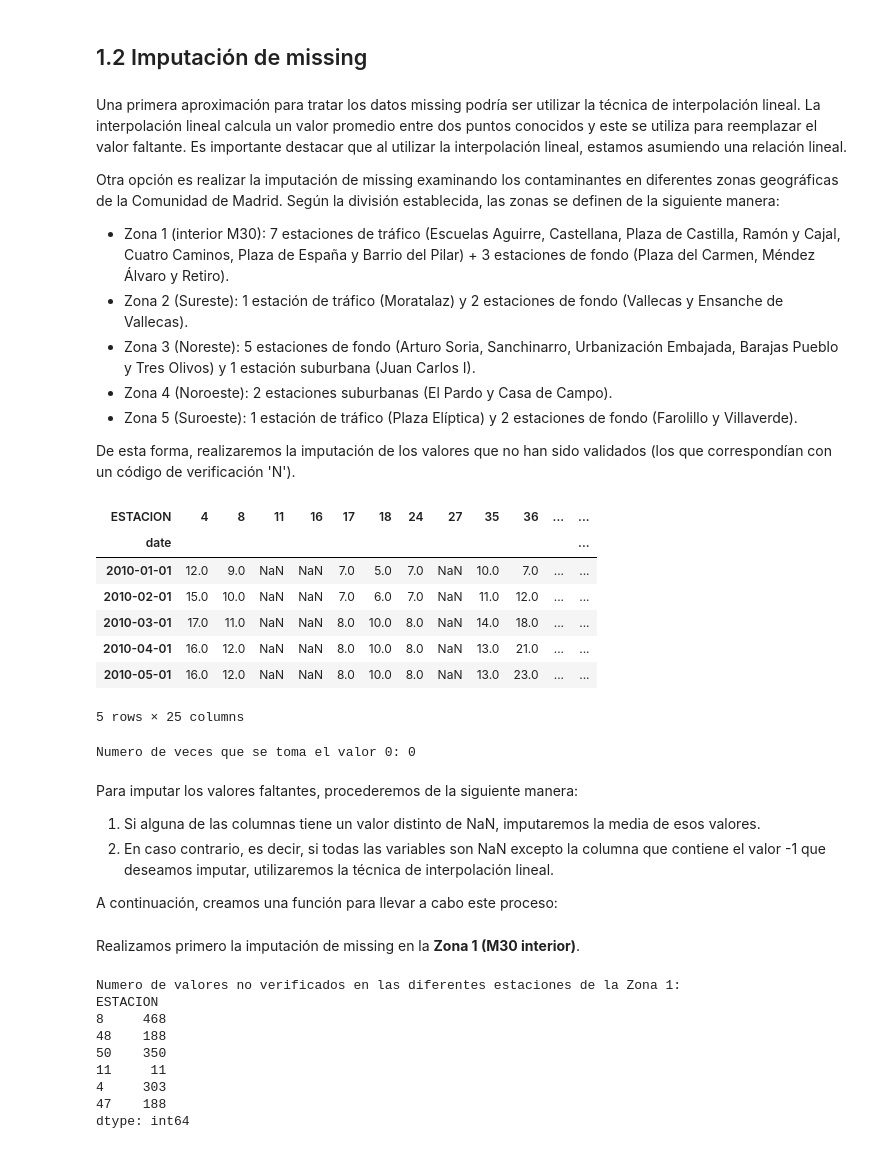
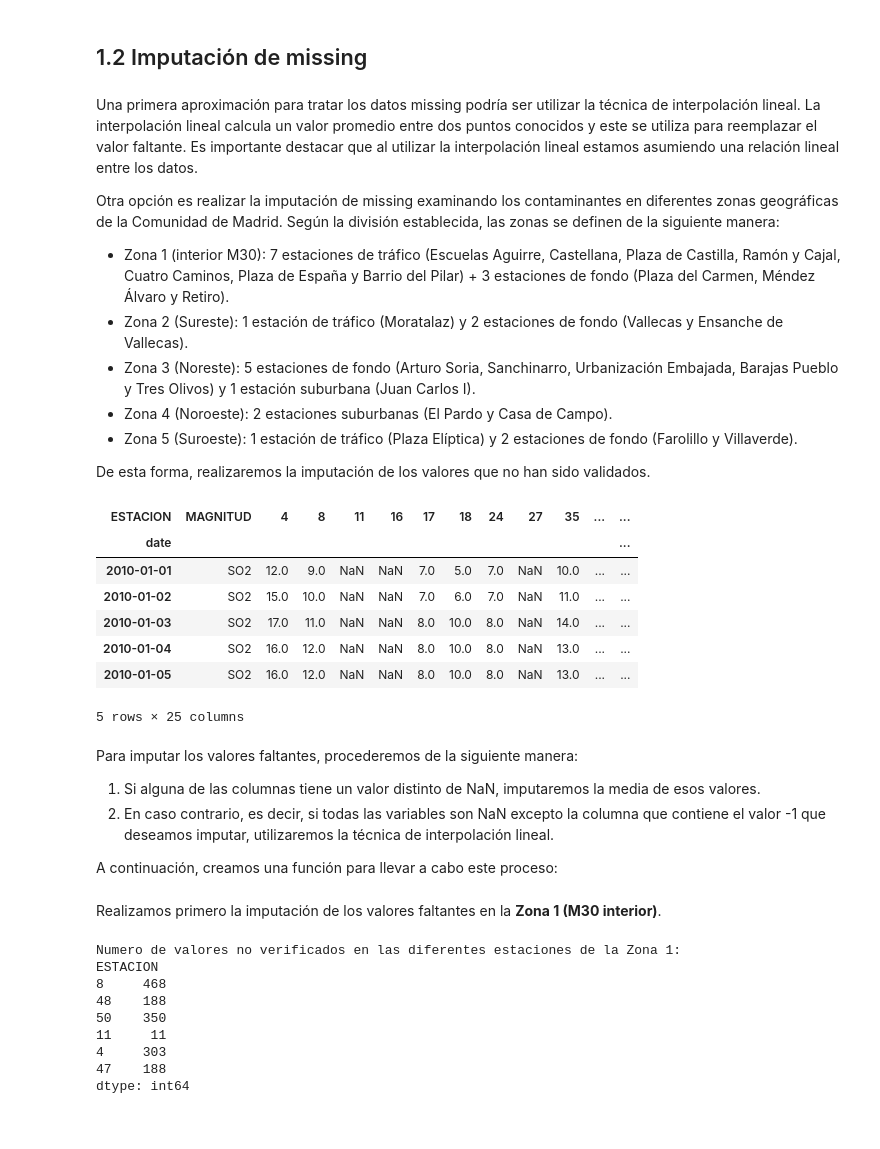
Before and after one commit to sofiamacein/TFG-Calidad-Aire-Madrid, a Jupyter notebook: TFG. CALIDAD AIRE MADRID_EDA.ipynb, the cells around one changed output. Drawn from its saved outputs; the diff is of its cells as text; code cells hidden in the pictures.

```diff
--- a/TFG. CALIDAD AIRE MADRID_EDA.ipynb
+++ b/TFG. CALIDAD AIRE MADRID_EDA.ipynb
@@ -52,7 +50,7 @@ warnings.filterwarnings('ignore')
 En primer lugar, procedemos a abrir el fichero que contiene los datos y analizamos su dimensión y estructura.
 # %%
 # Importacion de datos
-df = pd.read_csv("datos_total.csv", delimiter = ",")
+df = pd.read_csv("./Datos/datos_total.csv", delimiter = ",")
 df_original = df.copy()
 
 df.head(5)
@@ -167,7 +166,7 @@ df = df.dropna(subset=['date'])
 df = df[['ESTACION', 'MAGNITUD', 'PUNTO_MUESTREO', 'ANO', 'MES', 'DIA', 'date', 'VALOR', 'VV']]
 
 # Reordenacion de los registros por fecha
-df = df.sort_values(['ESTACION','MAGNITUD','date'])
+df = df.sort_values(['ESTACION','MAGNITUD','ANO','MES'])
 # %% [markdown]
 En segundo lugar, vamos a asignar el valor $-1$ a los datos no verificados para poder llevar a cabo una imputación de dichos valores. De esta manera, en análisis posteriores, podremos diferenciar los datos no verificados de aquellos que no están registrados.
 # %%
@@ -200,7 +199,7 @@ Numero de registros duplicados: 0
 # %% [markdown]
 ## 1.2 Imputación de missing
 # %% [markdown]
-Una primera aproximación para tratar los datos missing podría ser utilizar la técnica de interpolación lineal. La interpolación lineal calcula un valor promedio entre dos puntos conocidos y este se utiliza para reemplazar el valor faltante. Es importante destacar que al utilizar la interpolación lineal, estamos asumiendo una relación lineal.
+Una primera aproximación para tratar los datos missing podría ser utilizar la técnica de interpolación lineal. La interpolación lineal calcula un valor promedio entre dos puntos conocidos y este se utiliza para reemplazar el valor faltante. Es importante destacar que al utilizar la interpolación lineal estamos asumiendo una relación lineal entre los datos.
 
 Otra opción es realizar la imputación de missing examinando los contaminantes en diferentes zonas geográficas de la Comunidad de Madrid. Según la división establecida, las zonas se definen de la siguiente manera:
 
@@ -210,43 +209,44 @@ Otra opción es realizar la imputación de missing examinando los contaminantes
 * Zona 4 (Noroeste): 2 estaciones suburbanas (El Pardo y Casa de Campo).
 * Zona 5 (Suroeste): 1 estación de tráfico (Plaza Elíptica) y 2 estaciones de fondo (Farolillo y Villaverde).
 
-De esta forma, realizaremos la imputación de los valores que no han sido validados (los que correspondían con un código de verificación 'N').
+De esta forma, realizaremos la imputación de los valores que no han sido validados.
 # %%
 # Dataframe con todas las zonas
-df_zonas = df.pivot_table(index=['MAGNITUD','date'], columns='ESTACION', values='VALOR')
-df_zonas = df_zonas.reset_index(drop=True)
-df_zonas['date'] = df['date']
-df_zonas['MAGNITUD'] = df['MAGNITUD']
+df_zonas = df.pivot_table(index=['MAGNITUD','ANO', 'MES', 'DIA', 'date'], columns='ESTACION', values='VALOR')
+df_zonas = df_zonas.reset_index()
+df_zonas.drop(['ANO','MES','DIA'],axis=1, inplace=True)
 df_zonas = df_zonas.set_index('date')
 
 # Renombrar columnas
 cols = df_zonas.columns
 nombres = {col: str(col) for col in cols}
 df_zonas = df_zonas.rename(columns=nombres)
 
+# Renombrar magnitudes
+nombres_magnitudes = {1: 'SO2', 8: 'NO2', 9: 'PM2.5', 10: 'PM10', 14: 'O3'}
+df_zonas['MAGNITUD'] = df_zonas['MAGNITUD'].map(nombres_magnitudes)
+
 # Visualizacion
 df_zonas.head(5)
 # %% [output]
-| ESTACION | 4 | 8 | 11 | 16 | 17 | 18 | 24 | 27 | 35 | 36 | ... | ... |
+| ESTACION | MAGNITUD | 4 | 8 | 11 | 16 | 17 | 18 | 24 | 27 | 35 | ... | ... |
 | date |  |  |  |  |  |  |  |  |  |  |  | ... |
-| 2010-01-01 | 12.0 | 9.0 | NaN | NaN | 7.0 | 5.0 | 7.0 | NaN | 10.0 | 7.0 | ... | ... |
-| 2010-02-01 | 15.0 | 10.0 | NaN | NaN | 7.0 | 6.0 | 7.0 | NaN | 11.0 | 12.0 | ... | ... |
-| 2010-03-01 | 17.0 | 11.0 | NaN | NaN | 8.0 | 10.0 | 8.0 | NaN | 14.0 | 18.0 | ... | ... |
-| 2010-04-01 | 16.0 | 12.0 | NaN | NaN | 8.0 | 10.0 | 8.0 | NaN | 13.0 | 21.0 | ... | ... |
-| 2010-05-01 | 16.0 | 12.0 | NaN | NaN | 8.0 | 10.0 | 8.0 | NaN | 13.0 | 23.0 | ... | ... |
+| 2010-01-01 | SO2 | 12.0 | 9.0 | NaN | NaN | 7.0 | 5.0 | 7.0 | NaN | 10.0 | ... | ... |
+| 2010-01-02 | SO2 | 15.0 | 10.0 | NaN | NaN | 7.0 | 6.0 | 7.0 | NaN | 11.0 | ... | ... |
+| 2010-01-03 | SO2 | 17.0 | 11.0 | NaN | NaN | 8.0 | 10.0 | 8.0 | NaN | 14.0 | ... | ... |
+| 2010-01-04 | SO2 | 16.0 | 12.0 | NaN | NaN | 8.0 | 10.0 | 8.0 | NaN | 13.0 | ... | ... |
+| 2010-01-05 | SO2 | 16.0 | 12.0 | NaN | NaN | 8.0 | 10.0 | 8.0 | NaN | 13.0 | ... | ... |
 5 rows × 25 columns
 # %%
 # Comprobar que no se toma el valor 0.0
-suma = 0
-for col in df_zonas:
-    suma = suma + len(df_zonas[df_zonas[col]==0])
-
-print("Numero de veces que se toma el valor 0:" , suma)
-
+#suma = 0
+#for col in df_zonas:
+#    suma = suma + len(df_zonas[df_zonas[col]==0])
+#
+#print("Numero de veces que se toma el valor 0:" , suma)
+#
 # Cambiar valores NaN por 0
-df_zonas = df_zonas.fillna(0)
+#df_zonas = df_zonas.fillna(0)
-# %% [output]
-Numero de veces que se toma el valor 0: 0
 # %%
 # Indices de las estaciones en las diferentes zonas
 zona1 = ['8','48','50','11','10','4','5','3','47','9']# la 3,5,9 y 10 no estan --> buscar como incluirlas
@@ -296,7 +296,7 @@ def imputar_missing(df):
 
     return df
 # %% [markdown]
-Realizamos primero la imputación de missing en la **Zona 1 (M30 interior)**.
+Realizamos primero la imputación de los valores faltantes en la **Zona 1 (M30 interior)**.
 # %%
 # Numero de valores faltantes en las diferentes variables
 print("Numero de valores no verificados en las diferentes estaciones de la Zona 1:", )
```
Also changed, not shown: parts of 80 cells of this notebook.
